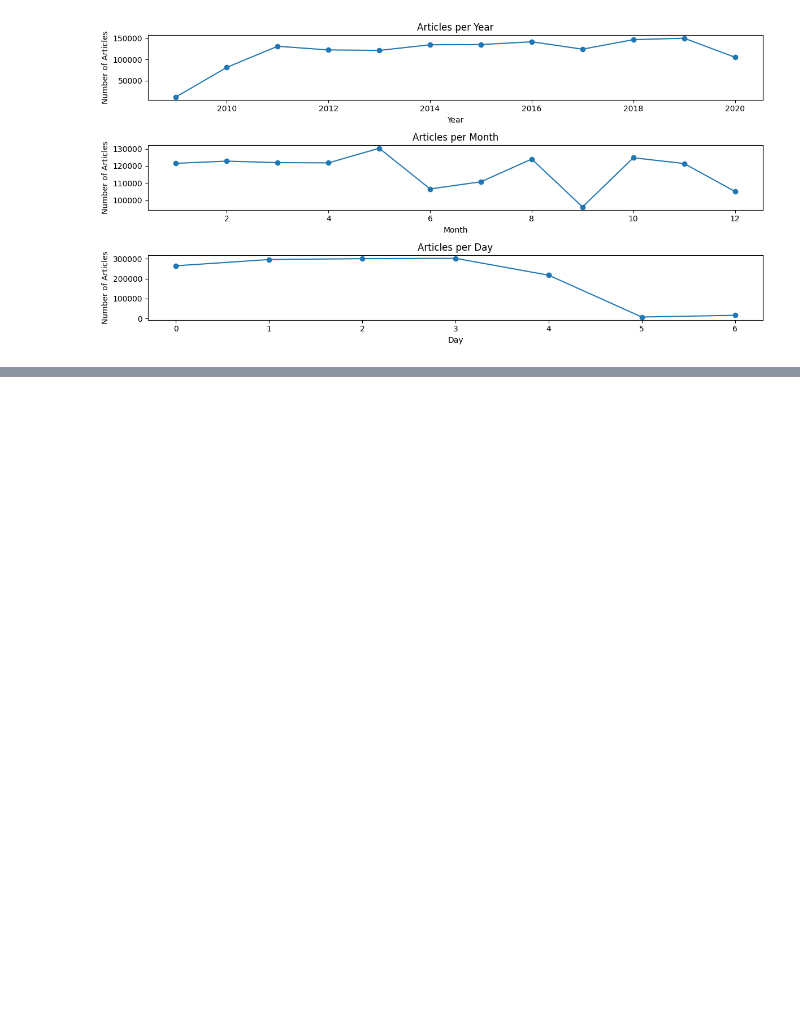
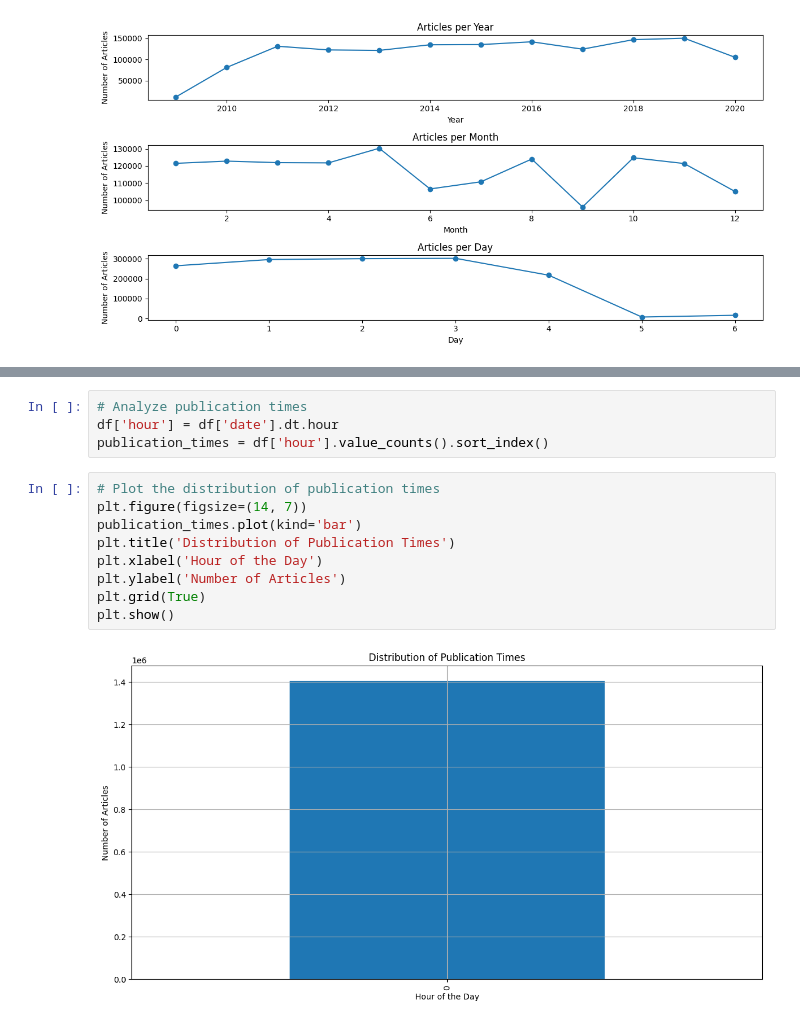
Before and after one commit to Khayo-7/10Academy-Kifiya-Week-1, a Jupyter notebook: notebooks/analyst_ratings_EDA.ipynb, the cells around one changed output, grey strips where cells are left out. Saved outputs shown, nothing was run; the diff lists cells and outputs as text; blank space fills up the shorter version.

```diff
--- a/notebooks/analyst_ratings_EDA.ipynb
+++ b/notebooks/analyst_ratings_EDA.ipynb
@@ -425,0 +507,15 @@ plt.show()
+# %%
+# Analyze publication times
+df['hour'] = df['date'].dt.hour
+publication_times = df['hour'].value_counts().sort_index()
+# %%
+# Plot the distribution of publication times
+plt.figure(figsize=(14, 7))
+publication_times.plot(kind='bar')
+plt.title('Distribution of Publication Times')
+plt.xlabel('Hour of the Day')
+plt.ylabel('Number of Articles')
+plt.grid(True)
+plt.show()
+# %% [output]
+[figure, added]
```
Also changed, not shown: parts of 15 cells of this notebook.
